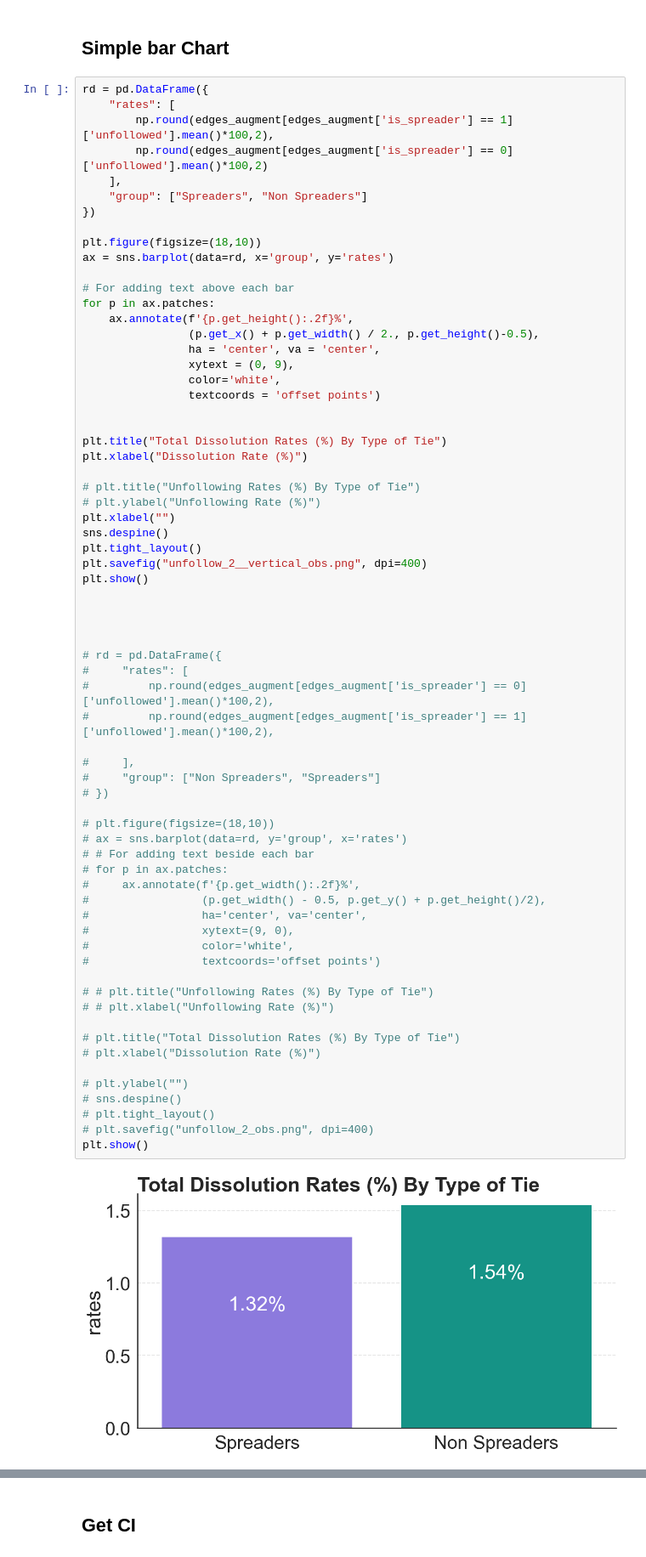
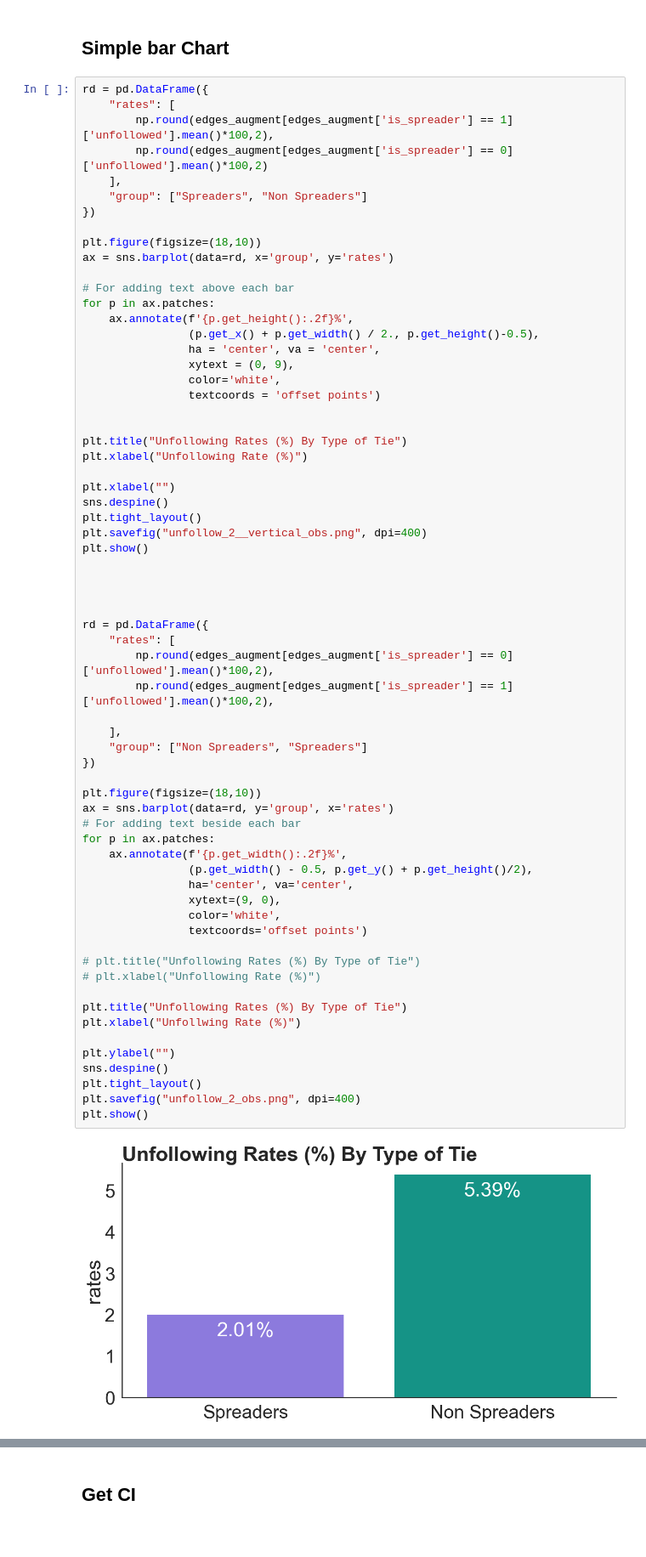
Before and after one commit to josh-ashkinaze/unfollowing_obs2, a Jupyter notebook: desc_stats.ipynb, the cells around one changed output, grey strips where cells are left out. Shown at 85% size. Cells and saved outputs as stored; diff of their text form.

```diff
--- a/desc_stats.ipynb
+++ b/desc_stats.ipynb
@@ -823,60 +780,58 @@ rd = pd.DataFrame({
 plt.figure(figsize=(18,10))
 ax = sns.barplot(data=rd, x='group', y='rates')
 
 # For adding text above each bar
 for p in ax.patches:
     ax.annotate(f'{p.get_height():.2f}%',
                 (p.get_x() + p.get_width() / 2., p.get_height()-0.5),
                 ha = 'center', va = 'center',
                 xytext = (0, 9),
                 color='white',
                 textcoords = 'offset points')
 
 
-plt.title("Total Dissolution Rates (%) By Type of Tie")
-plt.xlabel("Dissolution Rate (%)")
+plt.title("Unfollowing Rates (%) By Type of Tie")
+plt.xlabel("Unfollowing Rate (%)")
 
-# plt.title("Unfollowing Rates (%) By Type of Tie")
-# plt.ylabel("Unfollowing Rate (%)")
 plt.xlabel("")
 sns.despine()
 plt.tight_layout()
 plt.savefig("unfollow_2__vertical_obs.png", dpi=400)
 plt.show()
 
 
 
 
-# rd = pd.DataFrame({
-#     "rates": [
-#         np.round(edges_augment[edges_augment['is_spreader'] == 0]['unfollowed'].mean()*100,2),
-#         np.round(edges_augment[edges_augment['is_spreader'] == 1]['unfollowed'].mean()*100,2),
+rd = pd.DataFrame({
+    "rates": [
+        np.round(edges_augment[edges_augment['is_spreader'] == 0]['unfollowed'].mean()*100,2),
+        np.round(edges_augment[edges_augment['is_spreader'] == 1]['unfollowed'].mean()*100,2),
 
-#     ],
-#     "group": ["Non Spreaders", "Spreaders"]
-# })
+    ],
+    "group": ["Non Spreaders", "Spreaders"]
+})
 
-# plt.figure(figsize=(18,10))
-# ax = sns.barplot(data=rd, y='group', x='rates')
-# # For adding text beside each bar
-# for p in ax.patches:
-#     ax.annotate(f'{p.get_width():.2f}%',
-#                 (p.get_width() - 0.5, p.get_y() + p.get_height()/2),
-#                 ha='center', va='center',
-#                 xytext=(9, 0),
-#                 color='white',
-#                 textcoords='offset points')
+plt.figure(figsize=(18,10))
+ax = sns.barplot(data=rd, y='group', x='rates')
+# For adding text beside each bar
+for p in ax.patches:
+    ax.annotate(f'{p.get_width():.2f}%',
+                (p.get_width() - 0.5, p.get_y() + p.get_height()/2),
+                ha='center', va='center',
+                xytext=(9, 0),
+                color='white',
+                textcoords='offset points')
 
-# # plt.title("Unfollowing Rates (%) By Type of Tie")
-# # plt.xlabel("Unfollowing Rate (%)")
+# plt.title("Unfollowing Rates (%) By Type of Tie")
+# plt.xlabel("Unfollowing Rate (%)")
 
-# plt.title("Total Dissolution Rates (%) By Type of Tie")
-# plt.xlabel("Dissolution Rate (%)")
+plt.title("Unfollowing Rates (%) By Type of Tie")
+plt.xlabel("Unfollwing Rate (%)")
 
-# plt.ylabel("")
-# sns.despine()
-# plt.tight_layout()
-# plt.savefig("unfollow_2_obs.png", dpi=400)
+plt.ylabel("")
+sns.despine()
+plt.tight_layout()
+plt.savefig("unfollow_2_obs.png", dpi=400)
 plt.show()
 # %% [output]
-[figure, old version]
+[figure, new version]
```
Also changed, not shown: parts of 20 cells of this notebook.
